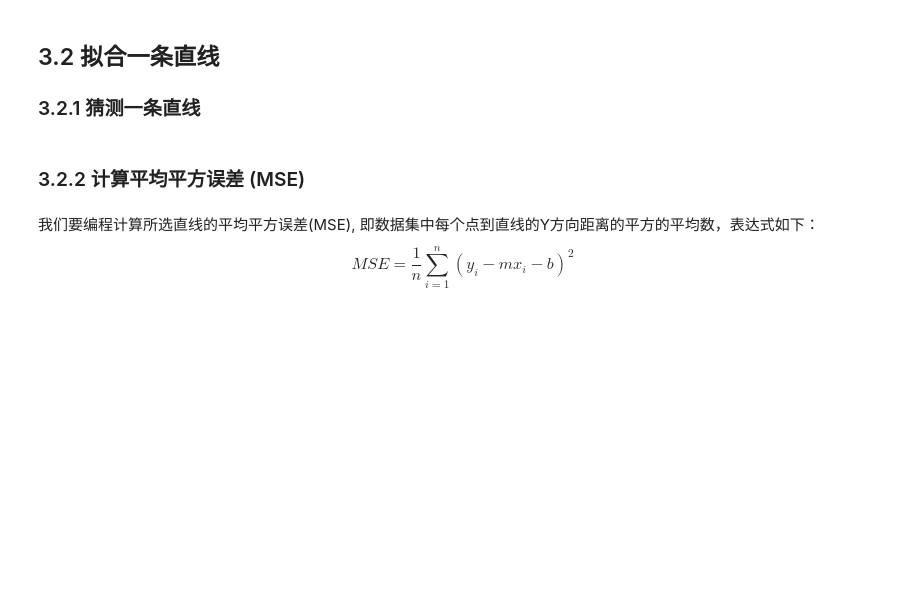
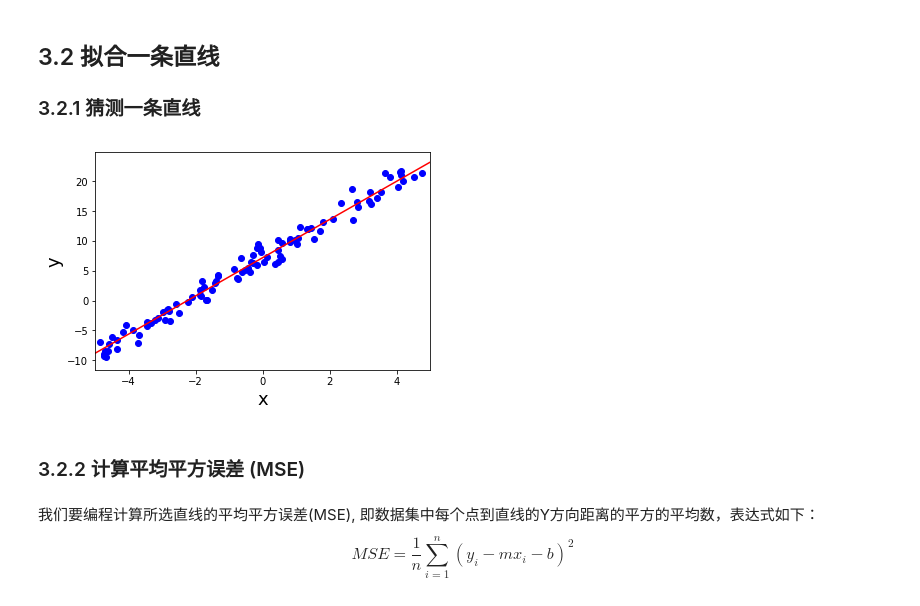
Before and after one commit to xfzhu2003/homework, a Jupyter notebook: linear_regression_project.ipynb, the cells around one changed output. Saved outputs shown, nothing was run; the diff lists cells and outputs as text; code cells hidden in the pictures; blank space fills up the shorter version.

```diff
--- a/linear_regression_project.ipynb
+++ b/linear_regression_project.ipynb
@@ -414,20 +455,22 @@ plt.show()
 ### 3.2.1 猜测一条直线
 # %%
 #TODO 请选择最适合的直线 y = mx + b
-m1 = 0
-b1 = 0
+m1 = 3.2
+b1 = 7.2
 
 # 不要修改这里！
 plt.xlim((-5,5))
 x_vals = plt.axes().get_xlim()
 y_vals = [m1*x+b1 for x in x_vals]
 plt.plot(x_vals, y_vals, '-', color='r')
 
 plt.xlabel('x',fontsize=18)
 plt.ylabel('y',fontsize=18)
 plt.scatter(X,Y,c='b')
 
 plt.show()
+# %% [output]
+[figure, added]
 # %% [markdown]
 ### 3.2.2 计算平均平方误差 (MSE)
 # %% [markdown]
```
Also changed, not shown: parts of 15 cells of this notebook.
